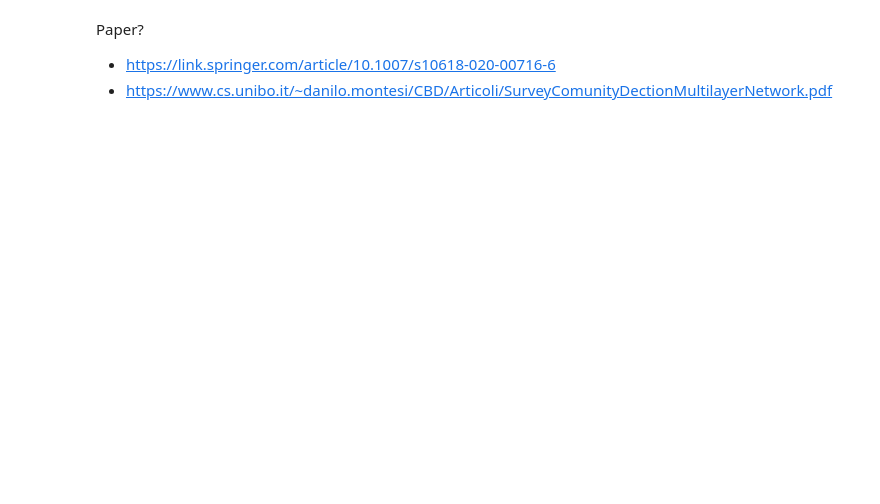
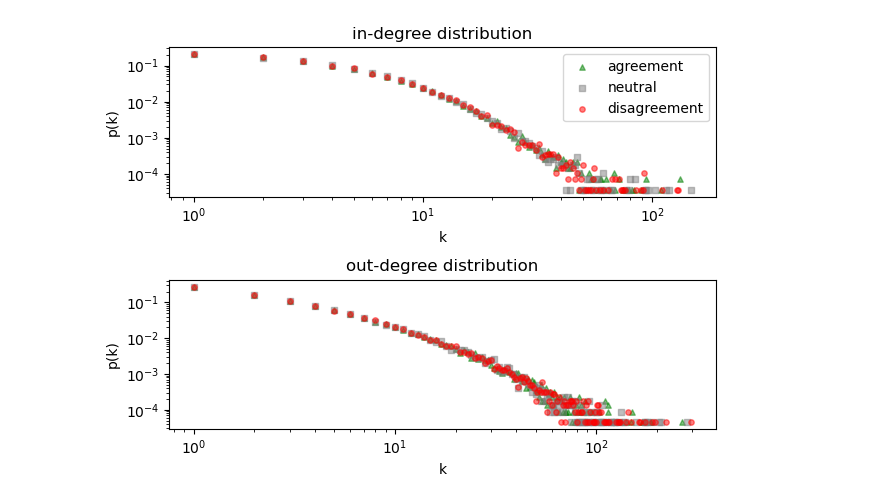
Before and after one commit to Marcus-Friis/research-project, a Jupyter notebook: notebooks/multilayer_analysis.ipynb, the cells around one changed output. Cells and saved outputs as stored; diff of their text form; code cells hidden in the pictures; blank space fills up the shorter version.

```diff
--- a/notebooks/multilayer_analysis.ipynb
+++ b/notebooks/multilayer_analysis.ipynb
@@ -64,7 +65,47 @@ disagreement
 g.es.select(label_eq='agreement')['color'] = 'green'
 g.es.select(label_eq='neutral')['color'] = 'gray'
 g.es.select(label_eq='disagreement')['color'] = 'red'
-# %% [markdown]
-Paper?
-* https://link.springer.com/article/10.1007/s10618-020-00716-6
-* https://www.cs.unibo.it/~danilo.montesi/CBD/Articoli/SurveyComunityDectionMultilayerNetwork.pdf
+# %%
+def get_degree_sequence(label):
+    _, in_degrees = np.unique([edge.source for edge in g.es.select(label_eq=label)], return_counts=True)
+    _, out_degrees = np.unique([edge.target for edge in g.es.select(label_eq=label)], return_counts=True)
+
+    d_in, v_in = np.unique(in_degrees, return_counts=True)
+    v_in = v_in / v_in.sum()
+    d_out, v_out = np.unique(out_degrees, return_counts=True)
+    v_out = v_out / v_out.sum()
+
+    return d_in, v_in, d_out, v_out
+
+a_d_in, a_v_in, a_d_out, a_v_out = get_degree_sequence('agreement')
+n_d_in, n_v_in, n_d_out, n_v_out = get_degree_sequence('neutral')
+d_d_in, d_v_in, d_d_out, d_v_out = get_degree_sequence('disagreement')
+# %%
+dot_size = 15
+
+fig, (ax1, ax2) = plt.subplots(2)
+
+# plot in-degree
+ax1.scatter(a_d_in, a_v_in, s=dot_size, color='green', label='agreement', alpha=0.5, marker='^')
+ax1.scatter(n_d_in, n_v_in, s=dot_size, color='gray', label='neutral', alpha=0.5, marker='s')
+ax1.scatter(d_d_in, d_v_in, s=dot_size, color='red', label='disagreement', alpha=0.5, marker='o')
+ax1.set_xlabel('k')
+ax1.set_ylabel('p(k)')
+ax1.set_title(f'in-degree distribution')
+ax1.set_xscale('log')
+ax1.set_yscale('log')
+ax1.legend()
+
+# plot out-degree
+ax2.scatter(a_d_out, a_v_out, s=dot_size, color='green', label='agreement', alpha=0.5, marker='^')
+ax2.scatter(n_d_out, n_v_out, s=dot_size, color='gray', label='neutral', alpha=0.5, marker='s')
+ax2.scatter(d_d_out, d_v_out, s=dot_size, color='red', label='disagreement', alpha=0.5, marker='o')
+ax2.set_xlabel('k')
+ax2.set_ylabel('p(k)')
+ax2.set_title(f'out-degree distribution')
+ax2.set_xscale('log')
+ax2.set_yscale('log')
+
+plt.tight_layout()
+# %% [output]
+[figure, added]
```
Also changed, not shown: parts of 5 cells of this notebook.
